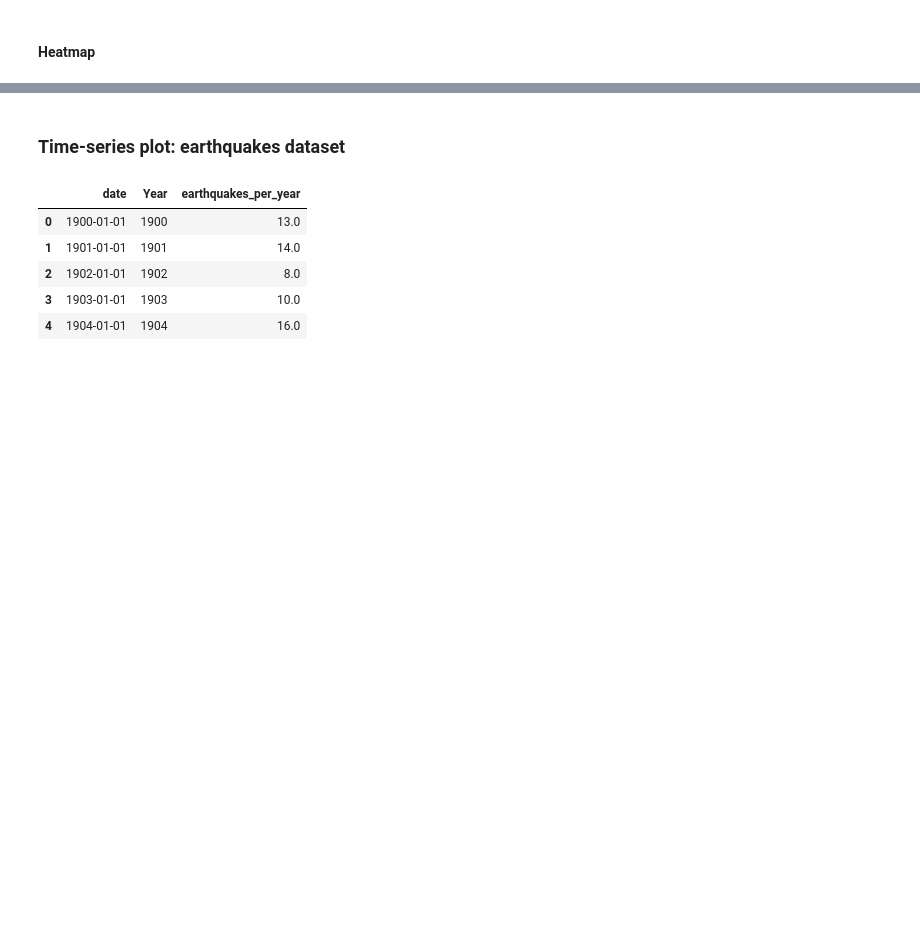
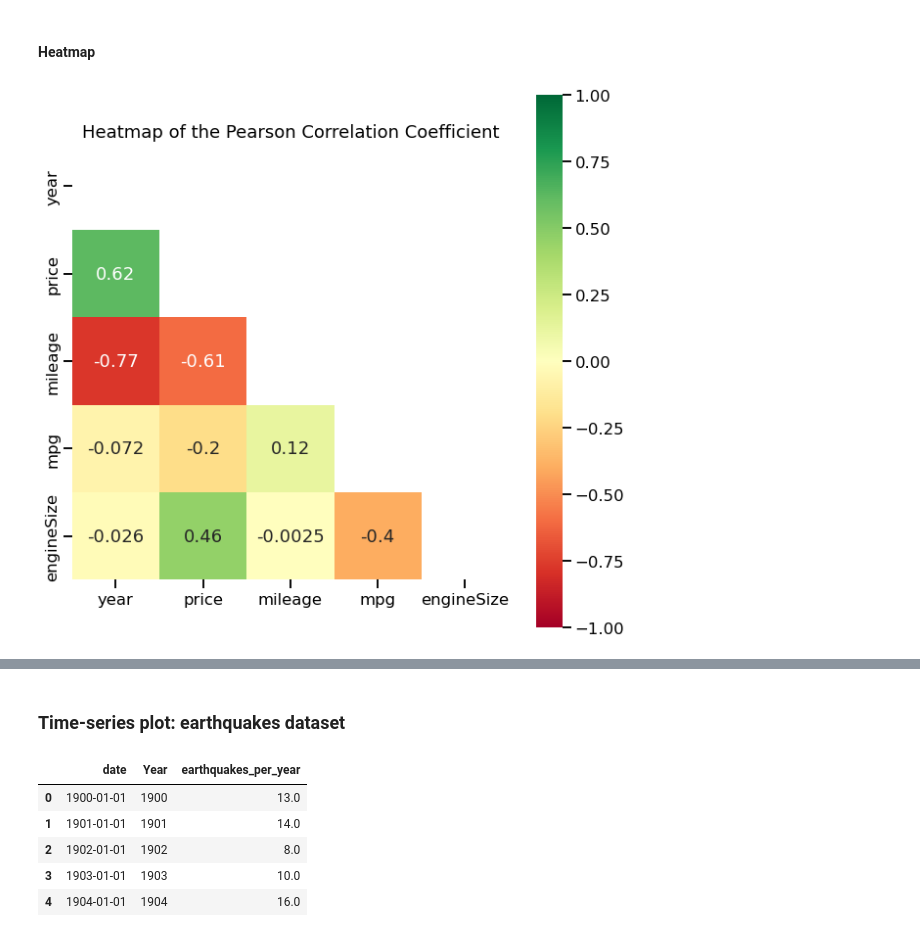
Before and after one commit to SKawsar/Data-Visualization-with-Python, a Jupyter notebook: Lecture_8.ipynb, the cells around one changed output, grey strips where cells are left out. Drawn from its saved outputs; the diff is of its cells as text; code cells hidden in the pictures; blank space fills up the shorter version.

```diff
--- a/Lecture_8.ipynb
+++ b/Lecture_8.ipynb
@@ -25,3 +24,8 @@ import matplotlib.pyplot as plt
 import seaborn as sns
 
 sns.set_context("talk")
+# %%
+df = pd.read_csv("bmw.csv")
+
+display(df.head())
+display(df.info())
@@ -35,3 +64,12 @@ sns.set_context("talk")
 - **Car price increases with the latest year cars**
 # %% [markdown]
 #### Correlation
+# %%
+correlation_matrix = df.corr()
+display(correlation_matrix)
+
+mask = np.zeros_like(correlation_matrix)
+print(mask)
+
+mask[np.triu_indices_from(mask)] = True
+print(mask)
@@ -38,2 +93,15 @@ sns.set_context("talk")
 # %% [markdown]
 #### Heatmap
+# %%
+plt.figure(figsize=(10,10))
+sns.heatmap(correlation_matrix,
+            square=True,
+            vmax=1.0, vmin=-1.0,
+            cmap="RdYlGn",
+            annot=True,
+            mask=mask)
+
+plt.title("Heatmap of the Pearson Correlation Coefficient")
+plt.show()
+# %% [output]
+[figure, added]
```
Also changed, not shown: parts of 10 cells of this notebook.
